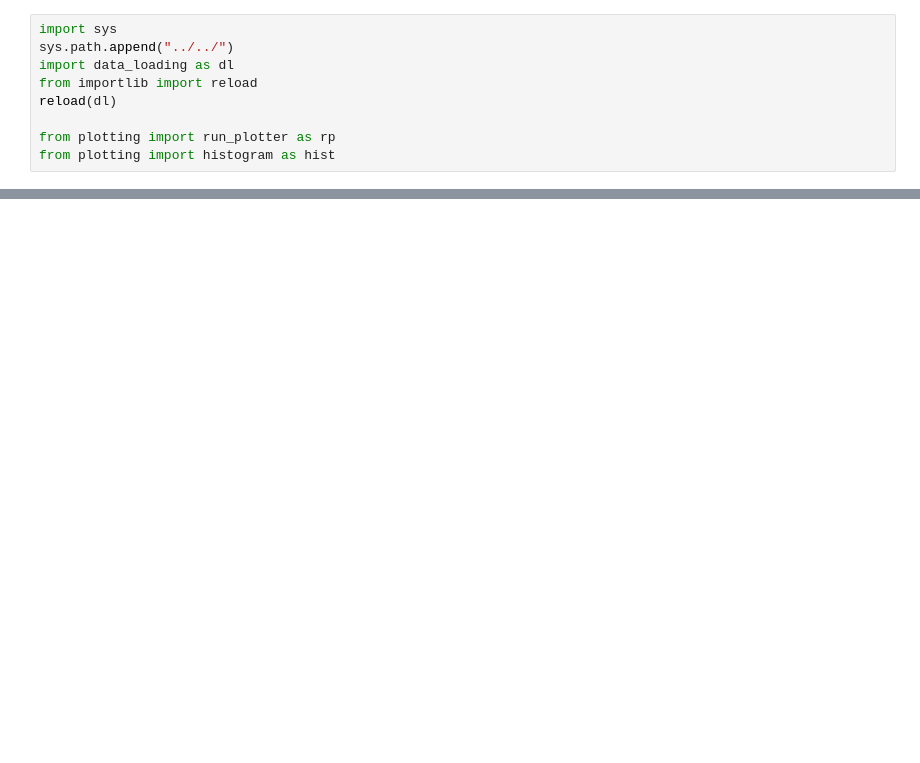
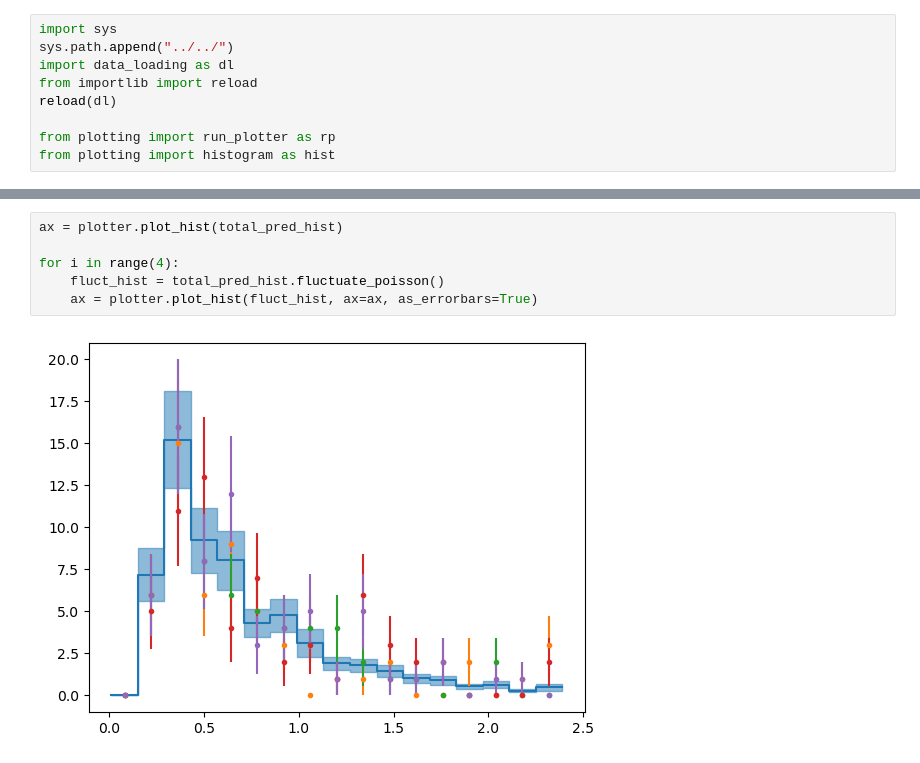
Before and after one commit to ubneutrinos/PELEE, a Jupyter notebook: sandbox/atrettin/playground.ipynb, the cells around one changed output, grey strips where cells are left out. Cells and saved outputs as stored; diff of their text form; blank space fills up the shorter version.

```diff
--- a/sandbox/atrettin/playground.ipynb
+++ b/sandbox/atrettin/playground.ipynb
@@ -370,0 +70,8 @@ plotter.plot(category_column="paper_category", include_multisim_errors=True)
+# %%
+ax = plotter.plot_hist(total_pred_hist)
+
+for i in range(4):
+    fluct_hist = total_pred_hist.fluctuate_poisson()
+    ax = plotter.plot_hist(fluct_hist, ax=ax, as_errorbars=True)
+# %% [output]
+[figure, added]
```
Also changed, not shown: parts of 26 cells of this notebook.
